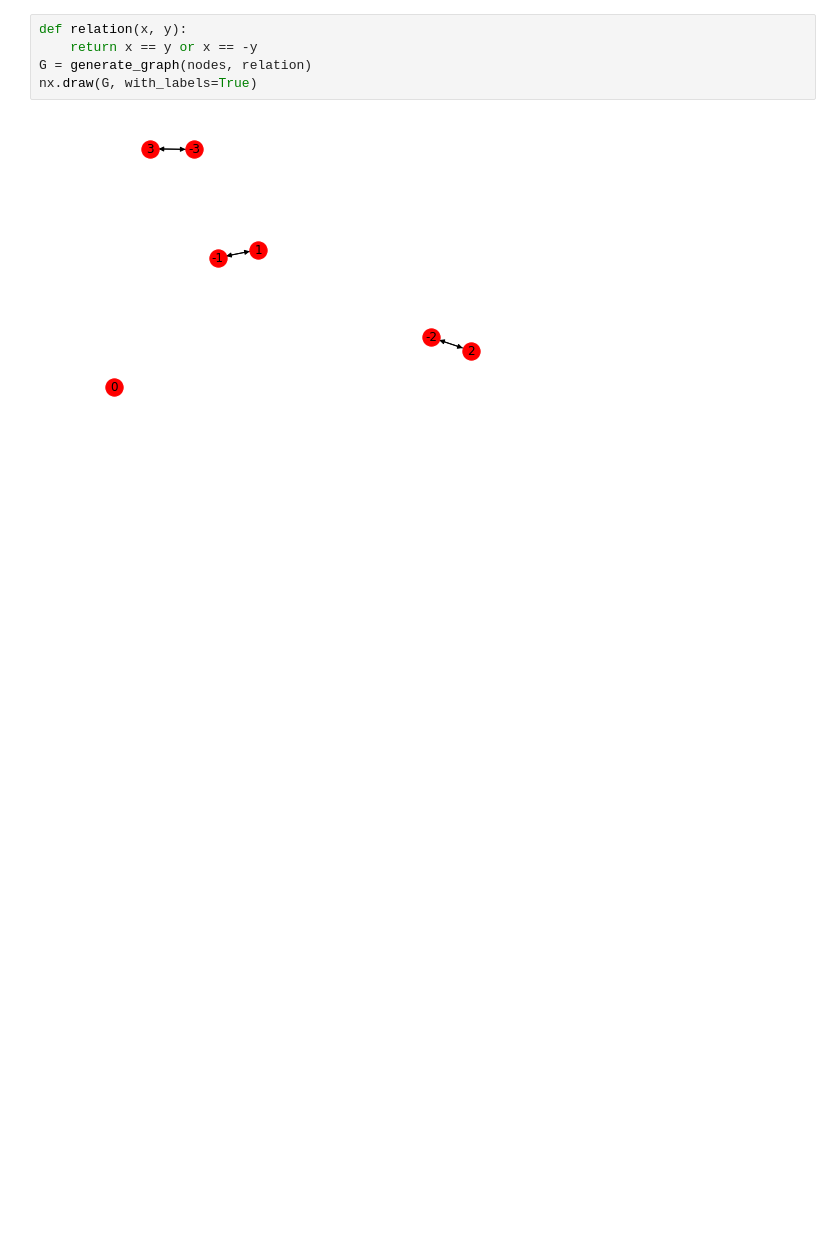
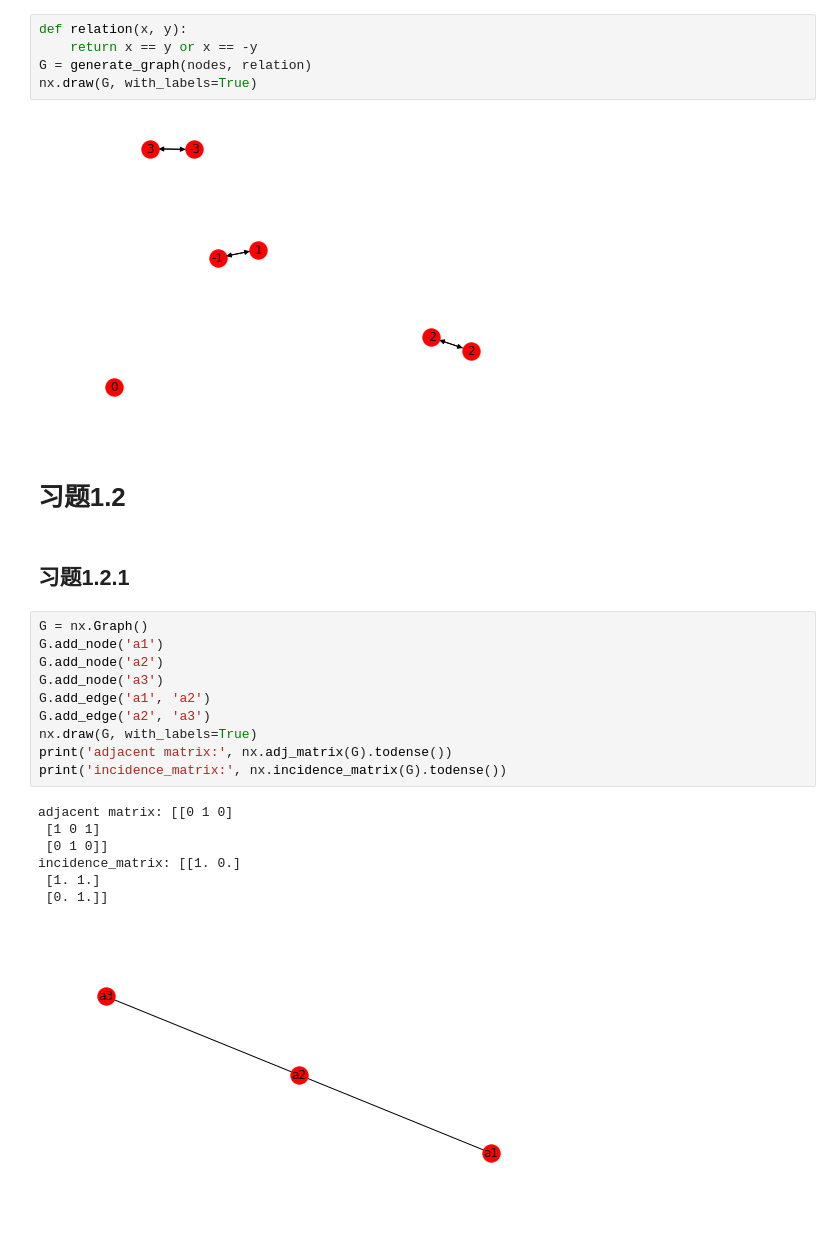
Before and after one commit to karajan1001/A_Beginners_Guide_to_Graph_Theory, a Jupyter notebook: jupyter/chapter1.ipynb, the cells around one changed output. Saved outputs shown, nothing was run; the diff lists cells and outputs as text; blank space fills up the shorter version.

```diff
--- a/jupyter/chapter1.ipynb
+++ b/jupyter/chapter1.ipynb
@@ -173,3 +173,25 @@ G = generate_graph(nodes, relation)
 nx.draw(G, with_labels=True)
 # %% [output]
 [figure]
+# %% [markdown]
+# 习题1.2
+# %% [markdown]
+## 习题1.2.1
+# %%
+G = nx.Graph()
+G.add_node('a1')
+G.add_node('a2')
+G.add_node('a3')
+G.add_edge('a1', 'a2')
+G.add_edge('a2', 'a3')
+nx.draw(G, with_labels=True)
+print('adjacent matrix:', nx.adj_matrix(G).todense())
+print('incidence_matrix:', nx.incidence_matrix(G).todense())
+# %% [output]
+adjacent matrix: [[0 1 0]
+ [1 0 1]
+ [0 1 0]]
+incidence_matrix: [[1. 0.]
+ [1. 1.]
+ [0. 1.]]
+[figure, added]
```
Also changed, not shown: parts of 7 cells of this notebook.
